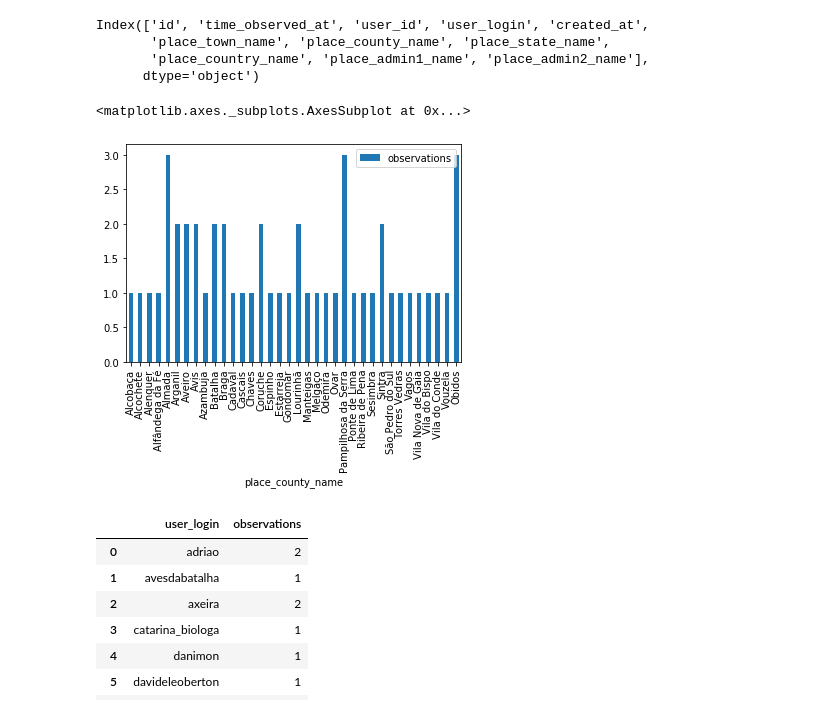
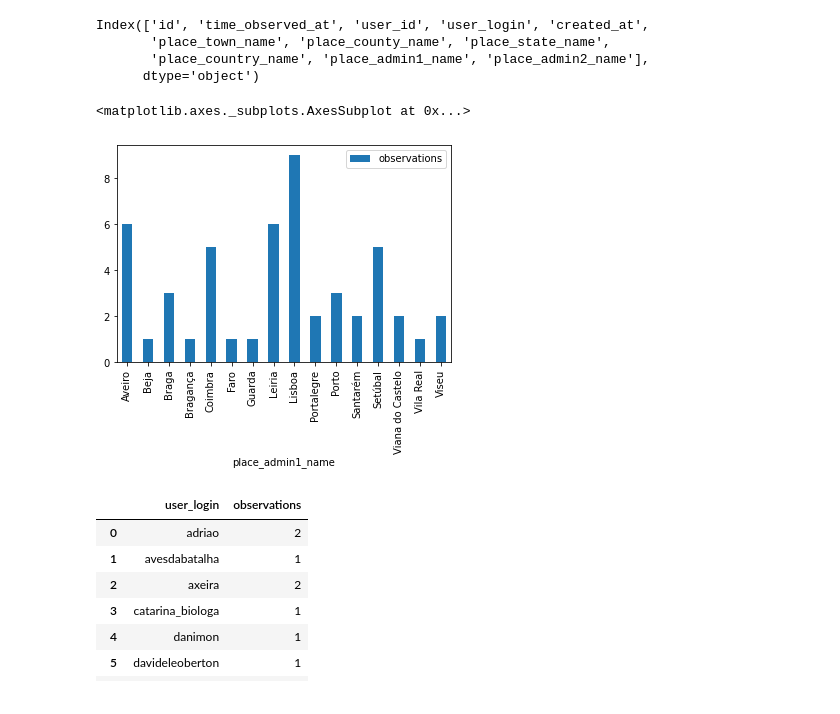
Before and after one commit to joaoalvescm/DataScience-CitizenScience, a Jupyter notebook: Data & Code/code.ipynb, the cells around one changed output. Cells and saved outputs as stored; diff of their text form; code cells hidden in the pictures.

```diff
--- a/Data & Code/code.ipynb
+++ b/Data & Code/code.ipynb
@@ -10,13 +10,13 @@ Index(['id', 'time_observed_at', 'user_id', 'user_login', 'created_at',
        'place_country_name', 'place_admin1_name', 'place_admin2_name'],
       dtype='object')
 # %%
-placesCount = data.groupby('place_county_name').size().reset_index(name='observations')
+placesCount = data.groupby('place_admin1_name').size().reset_index(name='observations')
 
 
-placesCount.plot.bar(x='place_county_name',y='observations')
+placesCount.plot.bar(x='place_admin1_name',y='observations')
 # %% [output]
 <matplotlib.axes._subplots.AxesSubplot at 0x...>
-[figure, old version]
+[figure, new version]
 # %%
 data.groupby('user_login').size().reset_index(name='observations')
 # %% [output]
```
Also changed, not shown: 33 other files.
